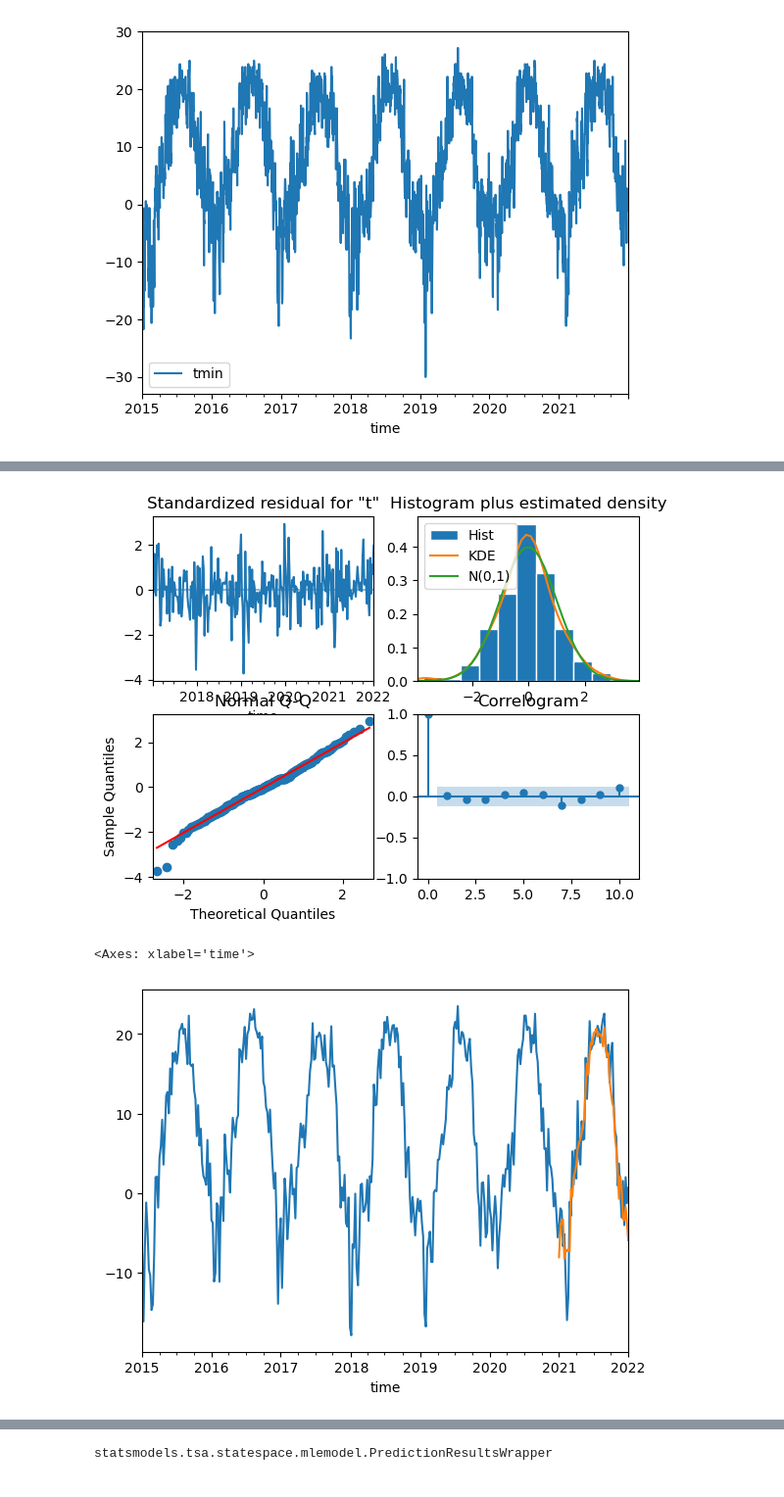
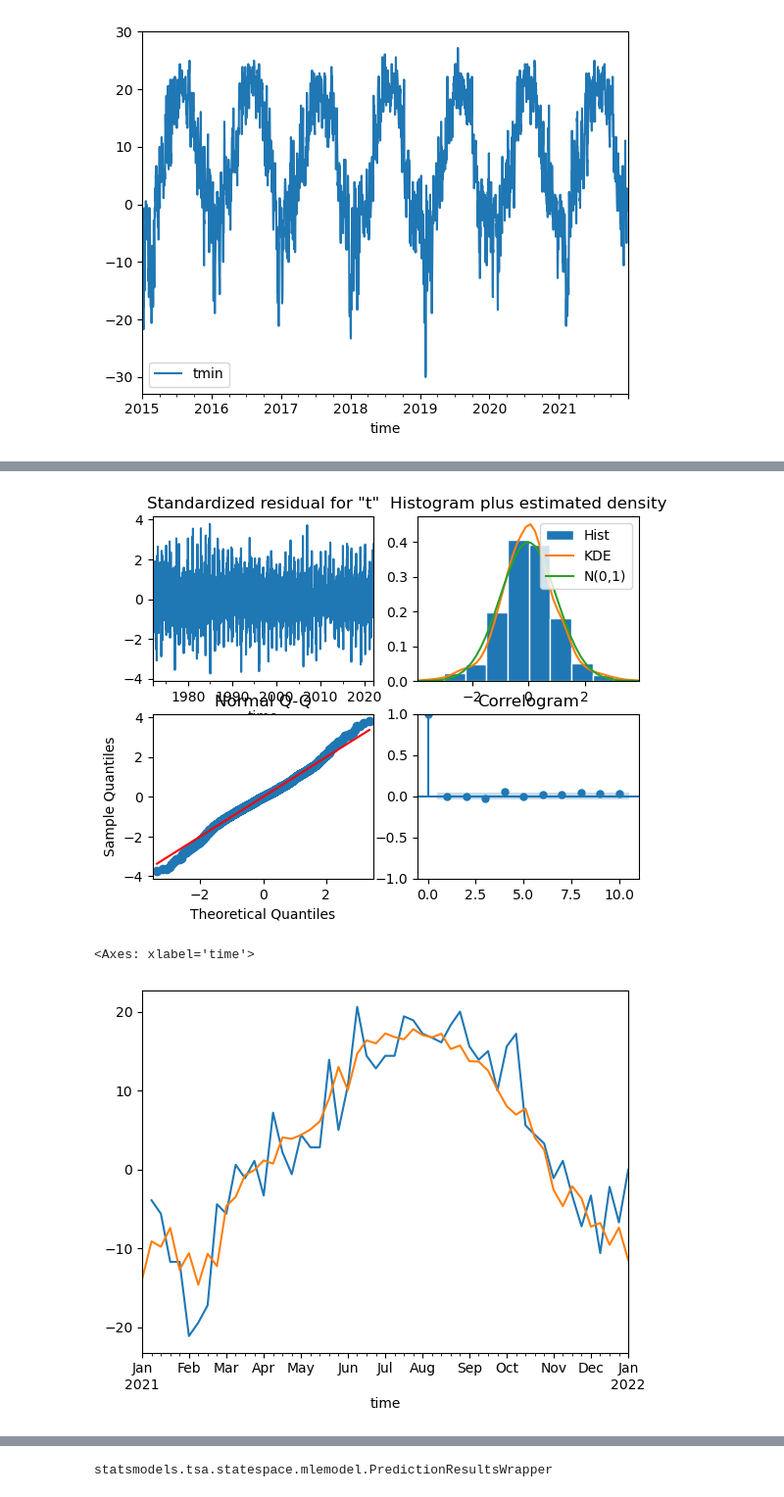
Before and after one commit to awdleishman/almanac, a Jupyter notebook: Preliminary SARIMA.ipynb, the cells around one changed output, grey strips where cells are left out. Shown at 98% size. Drawn from its saved outputs; the diff is of its cells as text; code cells hidden in the pictures.

```diff
--- a/Preliminary SARIMA.ipynb
+++ b/Preliminary SARIMA.ipynb
@@ -8,7 +8,7 @@ import matplotlib.pyplot as plt
 
 %matplotlib inline
 # %%
-df = get_weather_data("Chicago, IL", "2015-01-01", "2021-12-31")
+df = get_weather_data("Chicago, IL", "1970-01-01", "2021-12-31")
 df_future = get_weather_data("Chicago, IL", "2022-01-01", "2022-12-31")
 # %%
 df.head()
@@ -47,7 +59,7 @@ decomp.plot();
 from statsmodels.tsa.statespace.sarimax import SARIMAX
 # %%
 mod = SARIMAX(
-    df["tmin"].resample("W").mean(),
+    df["tmin"].resample("W").min(),
     order=(3, 0, 0),
     seasonal_order=(0, 1, 1, 52),
     trend="c",
@@ -59,16 +71,16 @@ r = mod.fit()
 # %%
 r.plot_diagnostics();
 # %% [output]
-[figure, old version]
+[figure, new version]
 # %%
 pred = r.get_prediction(start="2021-01-03", dynamic=False)
 # %%
 from sklearn.metrics import mean_squared_error
 # %%
-df["tmin"].resample("W").mean().plot()
+df["tmin"].resample("W").min().iloc[-52:].plot()
 pred.predicted_mean.plot()
 # %% [output]
 <Axes: xlabel='time'>
-[figure, old version]
+[figure, new version]
 # %%
 mean_squared_error(
```
Also changed, not shown: parts of 8 cells of this notebook.
